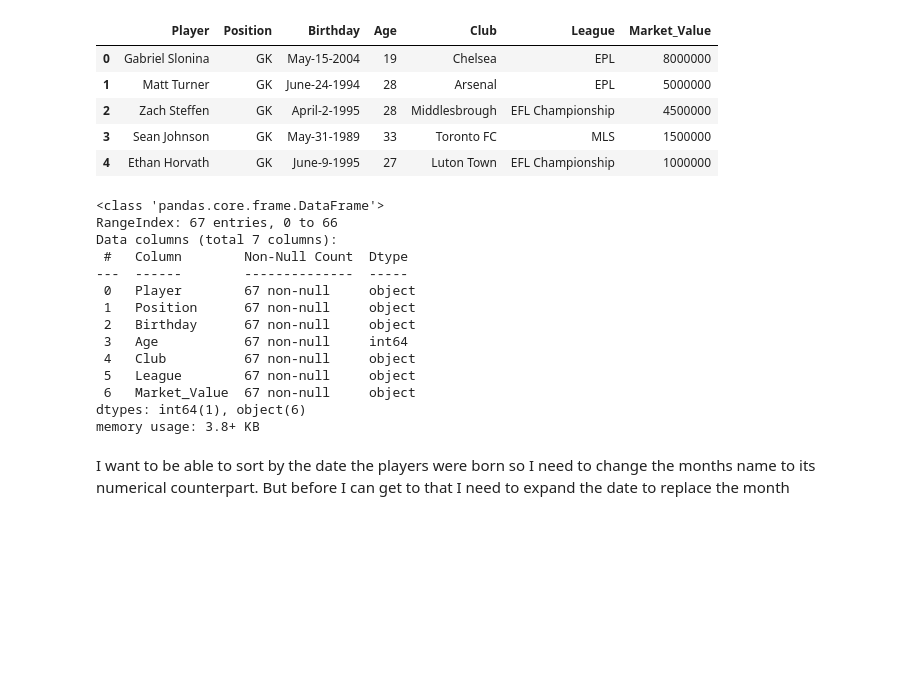
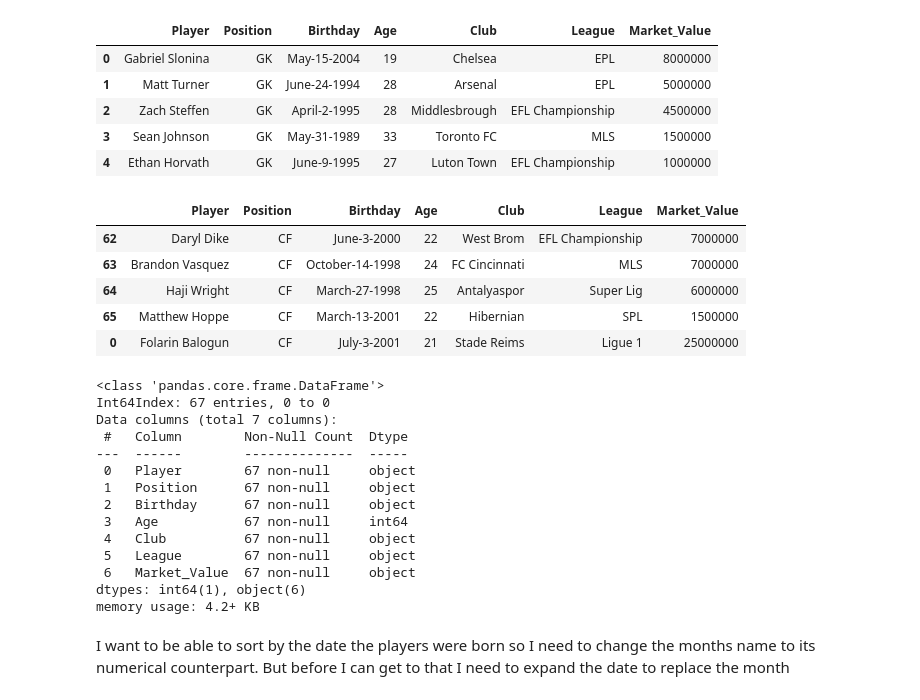
Before and after one commit to Domgraz/USMNT_EDA, a Jupyter notebook: usmnt_analysis.ipynb, the cells around one changed output. Drawn from its saved outputs; the diff is of its cells as text; code cells hidden in the pictures; blank space fills up the shorter version.

```diff
--- a/usmnt_analysis.ipynb
+++ b/usmnt_analysis.ipynb
@@ -14,13 +14,21 @@ df.head()
 | 3 | Sean Johnson | GK | May-31-1989 | 33 | Toronto FC | MLS | 1500000 |
 | 4 | Ethan Horvath | GK | June-9-1995 | 27 | Luton Town | EFL Championship | 1000000 |
 # %%
-balo = {'Player':'Folarin Balogun', 'Position':'CF', 'Birthday':'July-3-2001', 'Age': 21, 'Club':'Stade Reims','League':'Ligue 1', 'Market_Value':'25000000'}
-df = df.append(balo, ignore_index= True)
+balo = pd.DataFrame({'Player':['Folarin Balogun'], 'Position':['CF'], 'Birthday':['July-3-2001'], 'Age': [21], 'Club':['Stade Reims'],'League':['Ligue 1'], 'Market_Value':['25000000']})
+df = pd.concat([df, balo])
+df.tail()
+# %% [output]
+|  | Player | Position | Birthday | Age | Club | League | Market_Value |
+| 62 | Daryl Dike | CF | June-3-2000 | 22 | West Brom | EFL Championship | 7000000 |
+| 63 | Brandon Vasquez | CF | October-14-1998 | 24 | FC Cincinnati | MLS | 7000000 |
+| 64 | Haji Wright | CF | March-27-1998 | 25 | Antalyaspor | Super Lig | 6000000 |
+| 65 | Matthew Hoppe | CF | March-13-2001 | 22 | Hibernian | SPL | 1500000 |
+| 0 | Folarin Balogun | CF | July-3-2001 | 21 | Stade Reims | Ligue 1 | 25000000 |
 # %%
 df.info()
 # %% [output]
 <class 'pandas.core.frame.DataFrame'>
-RangeIndex: 67 entries, 0 to 66
+Int64Index: 67 entries, 0 to 0
 Data columns (total 7 columns):
  #   Column        Non-Null Count  Dtype
 ---  ------        --------------  -----
@@ -32,7 +40,7 @@ Data columns (total 7 columns):
  5   League        67 non-null     object
  6   Market_Value  67 non-null     object
 dtypes: int64(1), object(6)
-memory usage: 3.8+ KB
+memory usage: 4.2+ KB
 # %% [markdown]
 I want to be able to sort by the date the players were born so I need to change the months name to its numerical counterpart. But before I can get to that I need to expand the date to replace the month
 # %%
```
